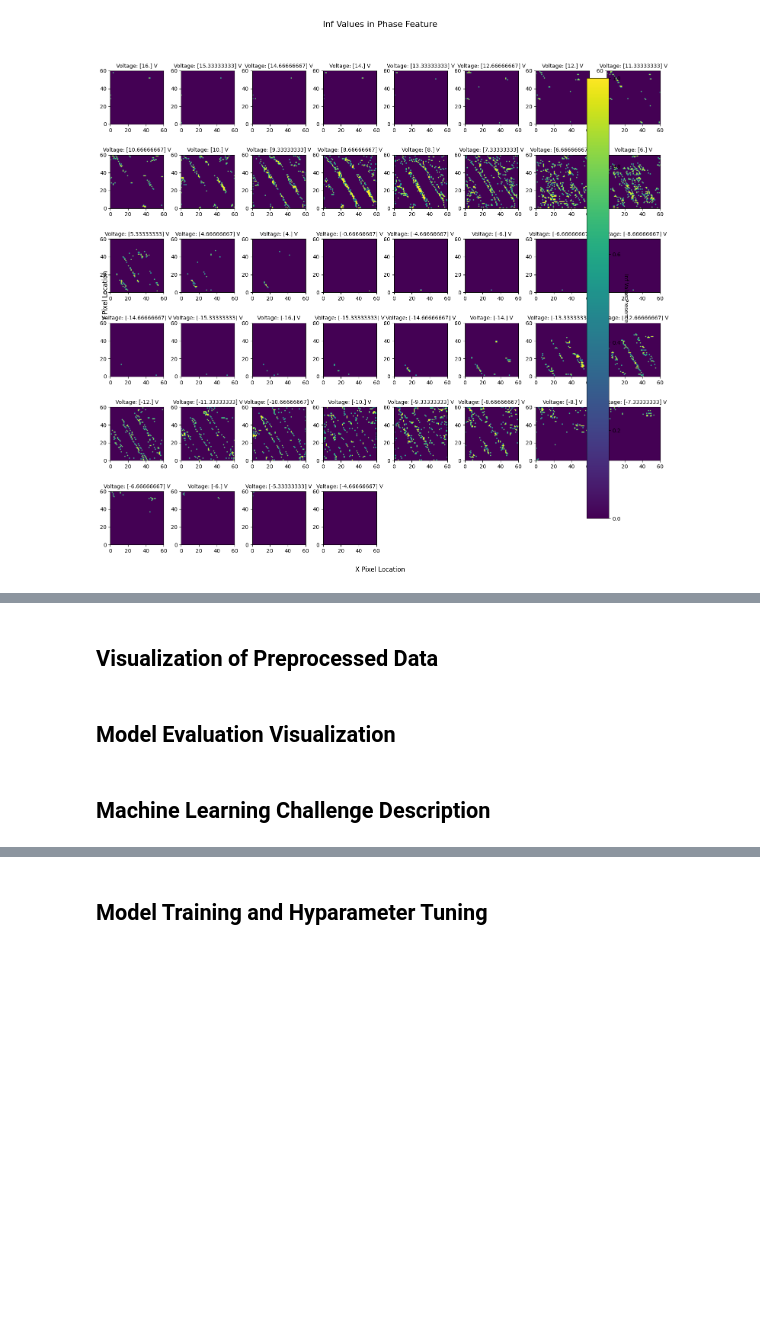
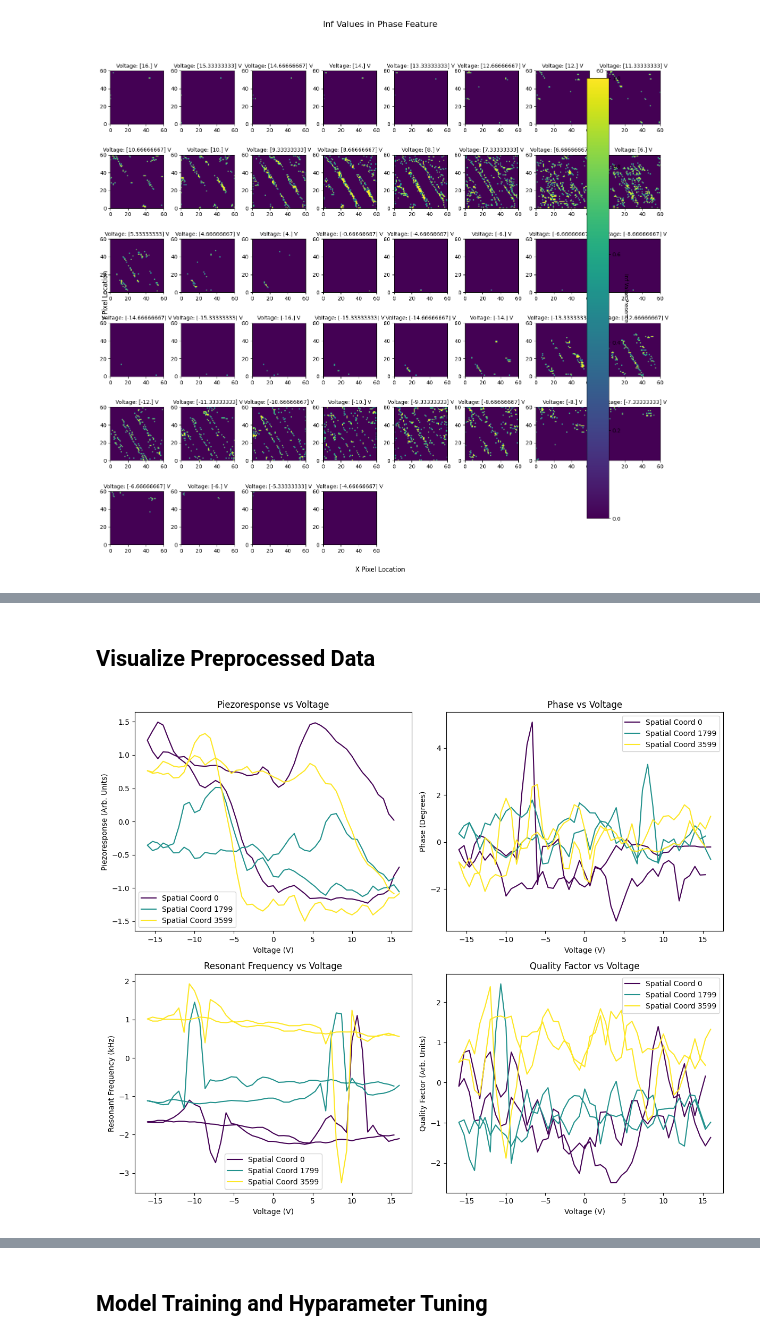
Before and after one commit to erinakin/BandExcitation_680TFinalProject, a Jupyter notebook: src/Machine_Learning.ipynb, the cells around one changed output, grey strips where cells are left out. Cells and saved outputs as stored; diff of their text form; code cells hidden in the pictures; blank space fills up the shorter version.

```diff
--- a/src/Machine_Learning.ipynb
+++ b/src/Machine_Learning.ipynb
@@ -520,6 +472,58 @@ Error:
 # %% [markdown]
-## Visualization of Preprocessed Data
+## Visualize Preprocessed Data
-# %% [markdown]
-## Model Evaluation Visualization
-# %% [markdown]
-## Machine Learning Challenge Description
+# %%
+# Extract relevant data for plotting
+voltage_values = normalized['voltage'].reshape(-1)  # Flatten the voltage array
+piezoresponse_data = normalized['piezoresponse'].reshape((60 * 60, 96))  # Reshape the piezoresponse data
+phase_data = normalized['phase'].reshape((60 * 60, 96))  # Reshape the phase data
+resonance_data = normalized['resonance'].reshape((60 * 60, 96))  # Reshape the resonance data
+quality_factor_data = normalized['quality_factor'].reshape((60 * 60, 96))  # Reshape the quality factor data
+
+# Set up a 2x2 grid of subplots
+fig, axs = plt.subplots(2, 2, figsize=(12, 10))
+
+# Select 3 evenly spaced spatial coordinates for better visibility
+spatial_locations_to_plot = np.linspace(0, piezoresponse_data.shape[0] - 1, 3, dtype=int)
+
+# Plot 1: Piezoresponse vs Voltage
+axs[0, 0].set_prop_cycle('color', plt.cm.viridis(np.linspace(0, 1, len(spatial_locations_to_plot))))
+for i in spatial_locations_to_plot:
+    axs[0, 0].plot(voltage_values, piezoresponse_data[i, :], label=f'Spatial Coord {i}')
+axs[0, 0].set_xlabel('Voltage (V)')
+axs[0, 0].set_ylabel('Piezoresponse (Arb. Units)')
+axs[0, 0].set_title('Piezoresponse vs Voltage')
+axs[0, 0].legend()
+
+# Plot 2: Phase vs Voltage
+axs[0, 1].set_prop_cycle('color', plt.cm.viridis(np.linspace(0, 1, len(spatial_locations_to_plot))))
+for i in spatial_locations_to_plot:
+    axs[0, 1].plot(voltage_values, phase_data[i, :], label=f'Spatial Coord {i}')
+axs[0, 1].set_xlabel('Voltage (V)')
+axs[0, 1].set_ylabel('Phase (Degrees)')
+axs[0, 1].set_title('Phase vs Voltage')
+axs[0, 1].legend()
+
+# Plot 3: Resonant frequency vs Voltage
+axs[1, 0].set_prop_cycle('color', plt.cm.viridis(np.linspace(0, 1, len(spatial_locations_to_plot))))
+for i in spatial_locations_to_plot:
+    axs[1, 0].plot(voltage_values, resonance_data[i, :], label=f'Spatial Coord {i}')
+axs[1, 0].set_xlabel('Voltage (V)')
+axs[1, 0].set_ylabel('Resonant Frequency (kHz)')
+axs[1, 0].set_title('Resonant Frequency vs Voltage')
+axs[1, 0].legend()
+
+# Plot 4: Quality Factor vs Voltage
+axs[1, 1].set_prop_cycle('color', plt.cm.viridis(np.linspace(0, 1, len(spatial_locations_to_plot))))
+for i in spatial_locations_to_plot:
+    axs[1, 1].plot(voltage_values, quality_factor_data[i, :], label=f'Spatial Coord {i}')
+axs[1, 1].set_xlabel('Voltage (V)')
+axs[1, 1].set_ylabel('Quality Factor (Arb. Units)')
+axs[1, 1].set_title('Quality Factor vs Voltage')
+axs[1, 1].legend()
+
+# Adjust layout to prevent clipping of titles
+plt.tight_layout()
+
+plt.show()
+# %% [output]
+[figure, added]
```
Also changed, not shown: parts of 14 cells of this notebook, 1 other file.
